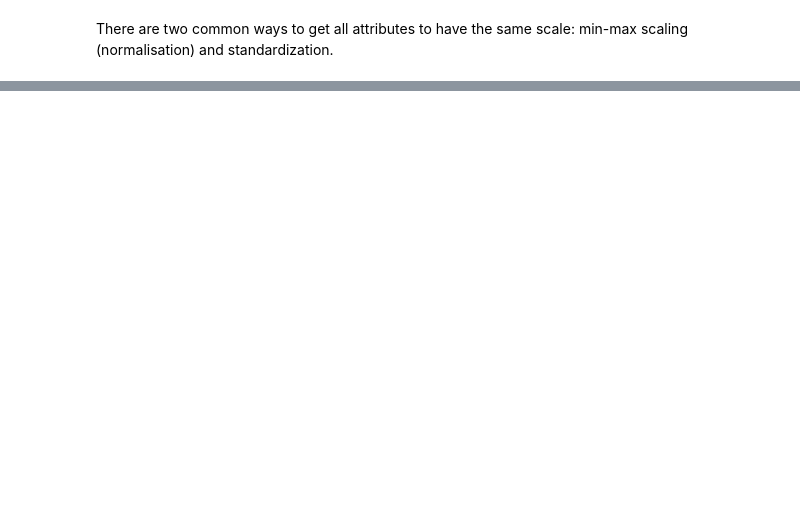
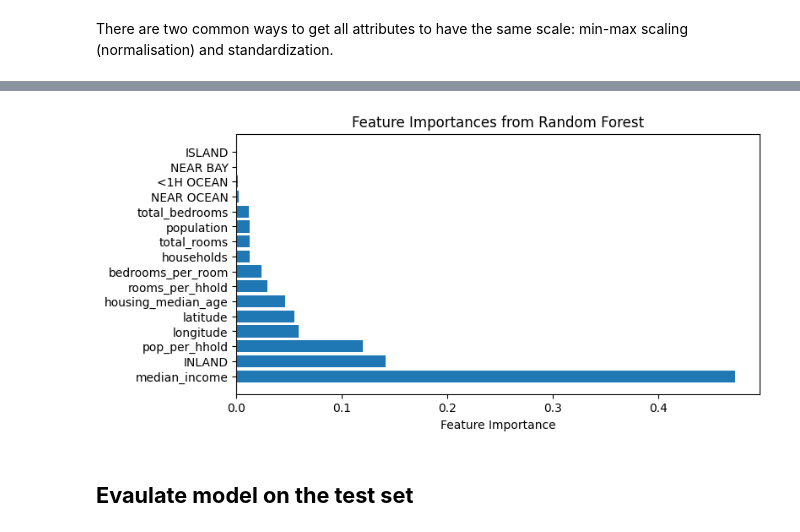
Before and after one commit to KarlMeierMattern/hands-on-ml, a Jupyter notebook: housing.ipynb, the cells around one changed output, grey strips where cells are left out. Saved outputs shown, nothing was run; the diff lists cells and outputs as text; code cells hidden in the pictures; blank space fills up the shorter version.

```diff
--- a/housing.ipynb
+++ b/housing.ipynb
@@ -394,3 +367,0 @@ array([-118.51   ,   34.26   ,   29.     , 2119.     ,  433.     ,
-# %%
-# transfomration relies on the learned parameters from the fit method
-X = imputer.transform(housing_num)
@@ -504,0 +802,20 @@ housing_num_tr = num_pipeline.fit_transform(housing_num)
+# %%
+extra_attribs = ["rooms_per_hhold", "pop_per_hhold", "bedrooms_per_room"]
+cat_encoder = full_pipeline.named_transformers_["cat"]
+cat_one_hot_attribs = list(cat_encoder.categories_[0])
+attributes = num_attribs + extra_attribs + cat_one_hot_attribs
+feature_importances = random_forest.feature_importances_
+sorted_importances = sorted(zip(feature_importances, attributes), reverse=True)
+
+# Unzip the sorted importances into two lists
+importances, names = zip(*sorted_importances)
+
+plt.figure(figsize=(8, 4))
+plt.barh(names, importances)
+plt.xlabel("Feature Importance")
+plt.title("Feature Importances from Random Forest")
+plt.show()
+# %% [output]
+[figure, added]
+# %% [markdown]
+## **Evaulate model on the test set**
```
Also changed, not shown: parts of 65 cells of this notebook, 1 other file.
